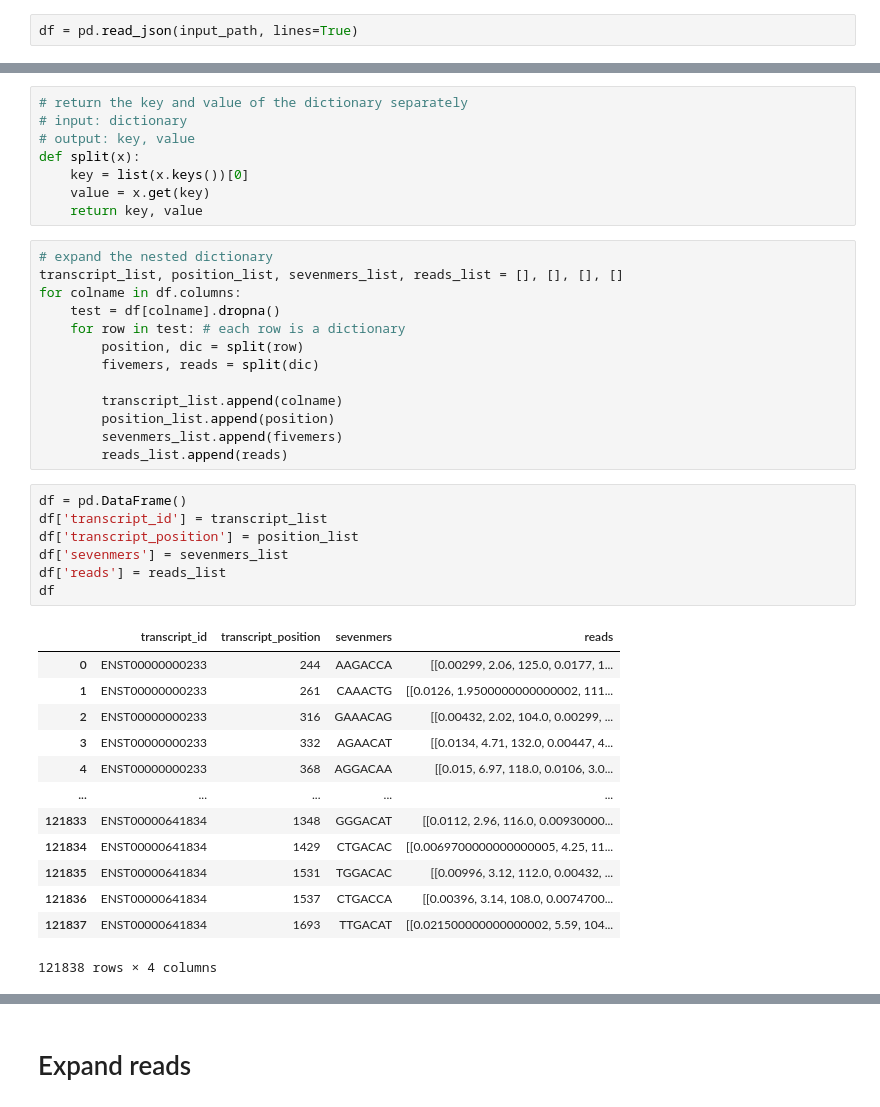
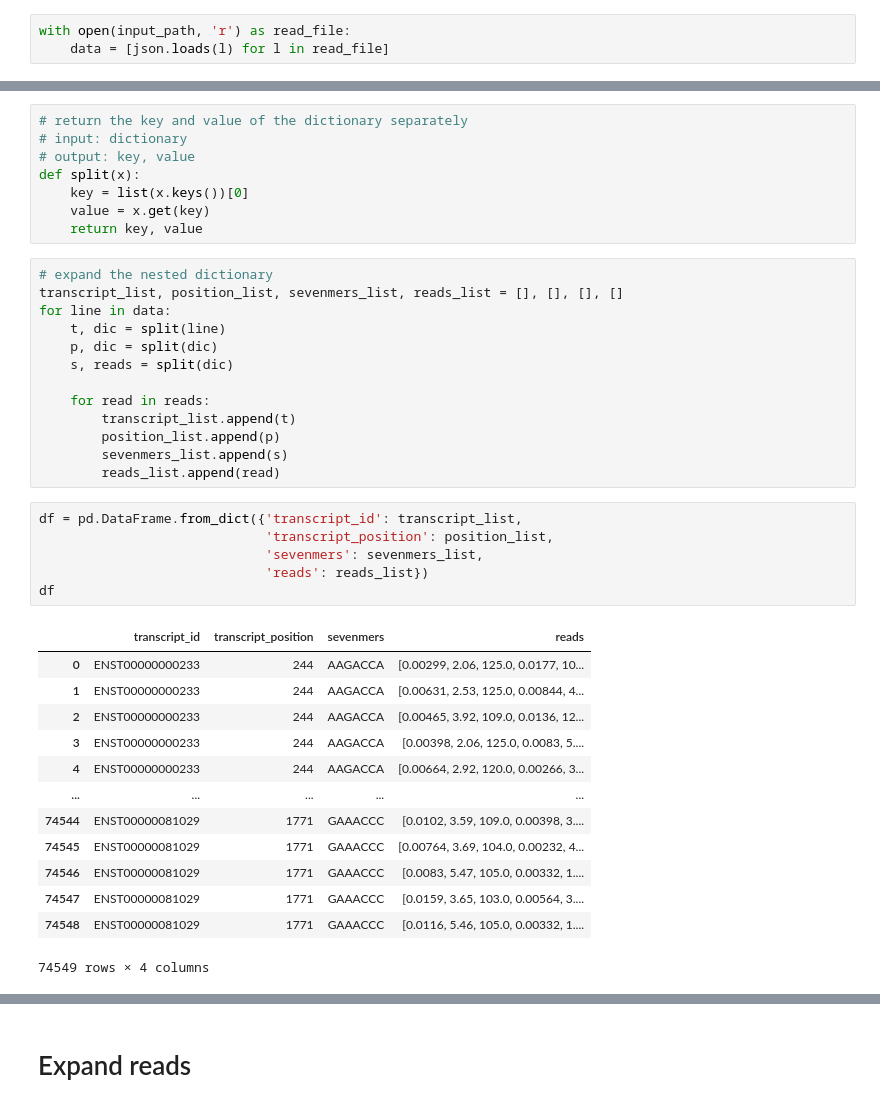
Before and after one commit to gohjophine/dsa4262-gnomes, a Jupyter notebook: src/read_json.ipynb, the cells around one changed output, grey strips where cells are left out. Cells and saved outputs as stored; diff of their text form.

```diff
--- a/src/read_json.ipynb
+++ b/src/read_json.ipynb
@@ -12,4 +12,5 @@ output_path = '../data/data.csv'
 # input_path = '../data/dataset2.json'
 # output_path = '../data/data2.csv'
 # %%
-df = pd.read_json(input_path, lines=True)
+with open(input_path, 'r') as read_file:
+    data = [json.loads(l) for l in read_file]
@@ -40,34 +25,33 @@ def split(x):
 # %%
 # expand the nested dictionary
 transcript_list, position_list, sevenmers_list, reads_list = [], [], [], []
-for colname in df.columns:
-    test = df[colname].dropna()
-    for row in test: # each row is a dictionary
-        position, dic = split(row)
-        fivemers, reads = split(dic)
+for line in data:
+    t, dic = split(line)
+    p, dic = split(dic)
+    s, reads = split(dic)
 
-        transcript_list.append(colname)
-        position_list.append(position)
-        sevenmers_list.append(fivemers)
-        reads_list.append(reads)
+    for read in reads:
+        transcript_list.append(t)
+        position_list.append(p)
+        sevenmers_list.append(s)
+        reads_list.append(read)
 # %%
-df = pd.DataFrame()
-df['transcript_id'] = transcript_list
-df['transcript_position'] = position_list
-df['sevenmers'] = sevenmers_list
-df['reads'] = reads_list
+df = pd.DataFrame.from_dict({'transcript_id': transcript_list,
+                             'transcript_position': position_list,
+                             'sevenmers': sevenmers_list,
+                             'reads': reads_list})
 df
 # %% [output]
 |  | transcript_id | transcript_position | sevenmers | reads |
-| 0 | ENST00000000233 | 244 | AAGACCA | [[0.00299, 2.06, 125.0, 0.0177, 1... |
-| 1 | ENST00000000233 | 261 | CAAACTG | [[0.0126, 1.9500000000000002, 111... |
-| 2 | ENST00000000233 | 316 | GAAACAG | [[0.00432, 2.02, 104.0, 0.00299, ... |
-| 3 | ENST00000000233 | 332 | AGAACAT | [[0.0134, 4.71, 132.0, 0.00447, 4... |
-| 4 | ENST00000000233 | 368 | AGGACAA | [[0.015, 6.97, 118.0, 0.0106, 3.0... |
+| 0 | ENST00000000233 | 244 | AAGACCA | [0.00299, 2.06, 125.0, 0.0177, 10... |
+| 1 | ENST00000000233 | 244 | AAGACCA | [0.00631, 2.53, 125.0, 0.00844, 4... |
+| 2 | ENST00000000233 | 244 | AAGACCA | [0.00465, 3.92, 109.0, 0.0136, 12... |
+| 3 | ENST00000000233 | 244 | AAGACCA | [0.00398, 2.06, 125.0, 0.0083, 5.... |
+| 4 | ENST00000000233 | 244 | AAGACCA | [0.00664, 2.92, 120.0, 0.00266, 3... |
 | ... | ... | ... | ... | ... |
-| 121833 | ENST00000641834 | 1348 | GGGACAT | [[0.0112, 2.96, 116.0, 0.00930000... |
-| 121834 | ENST00000641834 | 1429 | CTGACAC | [[0.0069700000000000005, 4.25, 11... |
-| 121835 | ENST00000641834 | 1531 | TGGACAC | [[0.00996, 3.12, 112.0, 0.00432, ... |
-| 121836 | ENST00000641834 | 1537 | CTGACCA | [[0.00396, 3.14, 108.0, 0.0074700... |
-| 121837 | ENST00000641834 | 1693 | TTGACAT | [[0.021500000000000002, 5.59, 104... |
+| 74544 | ENST00000081029 | 1771 | GAAACCC | [0.0102, 3.59, 109.0, 0.00398, 3.... |
+| 74545 | ENST00000081029 | 1771 | GAAACCC | [0.00764, 3.69, 104.0, 0.00232, 4... |
+| 74546 | ENST00000081029 | 1771 | GAAACCC | [0.0083, 5.47, 105.0, 0.00332, 1.... |
+| 74547 | ENST00000081029 | 1771 | GAAACCC | [0.0159, 3.65, 103.0, 0.00564, 3.... |
+| 74548 | ENST00000081029 | 1771 | GAAACCC | [0.0116, 5.46, 105.0, 0.00332, 1.... |
-121838 rows × 4 columns
+74549 rows × 4 columns
```
Also changed, not shown: parts of 8 cells of this notebook, 2 other files.
